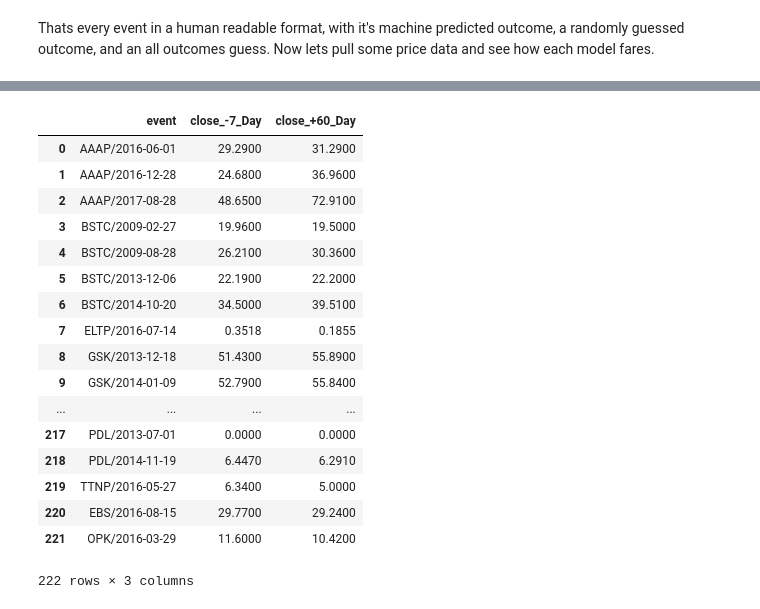
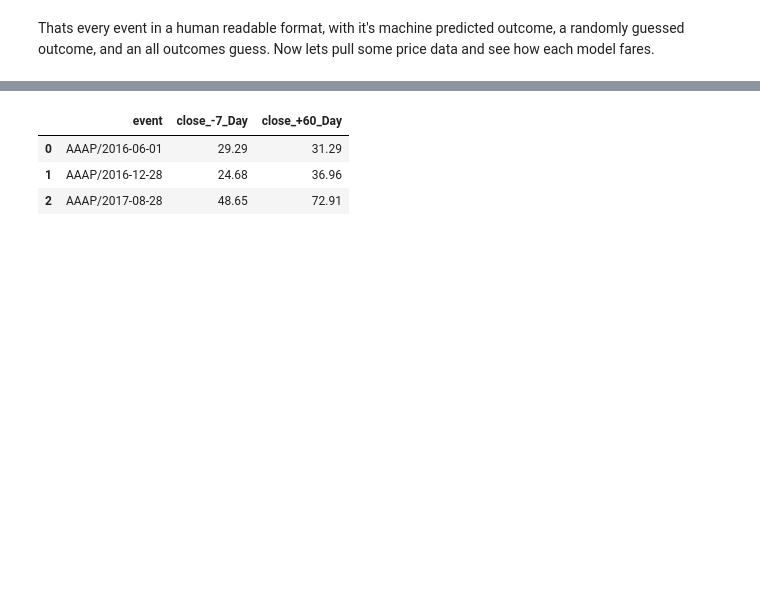
Before and after one commit to BenDavidAaron/FDA-Decision-Stock-Predictor, a Jupyter notebook: Final Report.ipynb, the cells around one changed output, grey strips where cells are left out. Cells and saved outputs as stored; diff of their text form; code cells hidden in the pictures; blank space fills up the shorter version.

```diff
--- a/Final Report.ipynb
+++ b/Final Report.ipynb
@@ -118,8 +118,6 @@ price_and_fda = dill.load(open("final_Prices_and_PDUFAs.pkl", "r"))
 So thats every company's stock prices, with PDUFA dates going back to around 2006, and pricing data going back to 2001. More than enough data for our analysis.
 
 Lets unify all the prices into one frame, to construct a pharmaceutical price index. This will give us a base price to normalize our stock prices against, insulating our model from general economic events (the '08 housing crash) or events affecting the whole pharmaceutical sector (passage of new FDA regulations).
-# %%
-price_and_fda = dill.load(open("Prices_and_PDUFAs_final", "r"))
 # %%
 first = True
 for ticker, comp_df in price_and_fda.iteritems():
@@ -607,24 +587,34 @@ x_days_later('2016-06-01', -7)
 # %%
+lead_price = 7 #how many days before the PDUFA to sample the price history
+lag_price = 60 #how many days after the PDUFA to sample the price history
 prior_and_post_prices = []
+mindate = datetime(9999, 12, 31)
+maxdate = datetime(1, 1, 1)
 for stamp in events_and_predictions['event']:
     ticker, date = stamp.split("/")
+    if datetime.strptime(date,"%Y-%m-%d") < mindate:
+        mindate = datetime.strptime(date,"%Y-%m-%d")
+    if datetime.strptime(date,"%Y-%m-%d") > maxdate:
+        maxdate = datetime.strptime(date,"%Y-%m-%d")
     try:
-        p_7_day = price_and_fda[ticker].loc[x_days_later(date, -7)]['close']
+        p_7_day = price_and_fda[ticker].loc[x_days_later(date, -1*lead_price)]['close']
     except KeyError:
         p_7_day = None
     try:
-        p_60_day = price_and_fda[ticker].loc[x_days_later(date,60)]['close']
+        p_60_day = price_and_fda[ticker].loc[x_days_later(date,lag_price)]['close']
     except KeyError:
         try:
-            p_60_day = price_and_fda[ticker].loc[x_days_later(date,59)]['close']
+            p_60_day = price_and_fda[ticker].loc[x_days_later(date,lag_price-1)]['close']
         except KeyError:
             try:
-                p_60_day = price_and_fda[ticker].loc[x_days_later(date,58)]['close']
+                p_60_day = price_and_fda[ticker].loc[x_days_later(date,lag_price-2)]['close']
             except KeyError:
                 try:
-                    p_60_day = price_and_fda[ticker].loc[x_days_later(date,57)]['close']
+                    p_60_day = price_and_fda[ticker].loc[x_days_later(date,lag_price-3)]['close']
                 except KeyError:
                     p_60_day = None
     line = (stamp, p_7_day, p_60_day)
     if None not in line:
         prior_and_post_prices.append(line)
+print mindate
+print maxdate
@@ -631,26 +624,12 @@ for stamp in events_and_predictions['event']:
 # %%
 prior_and_post_prices = pd.DataFrame(prior_and_post_prices)
-prior_and_post_prices.columns = ['event', 'close_-7_Day', 'close_+60_Day']
-prior_and_post_prices
+prior_and_post_prices.columns = ['event', 'close_-7_Day', 'close_+'+str(lag_price)+'_Day']
+prior_and_post_prices.head(3)
 # %% [output]
 |  | event | close_-7_Day | close_+60_Day |
-| 0 | AAAP/2016-06-01 | 29.2900 | 31.2900 |
-| 1 | AAAP/2016-12-28 | 24.6800 | 36.9600 |
-| 2 | AAAP/2017-08-28 | 48.6500 | 72.9100 |
-| 3 | BSTC/2009-02-27 | 19.9600 | 19.5000 |
-| 4 | BSTC/2009-08-28 | 26.2100 | 30.3600 |
-| 5 | BSTC/2013-12-06 | 22.1900 | 22.2000 |
-| 6 | BSTC/2014-10-20 | 34.5000 | 39.5100 |
-| 7 | ELTP/2016-07-14 | 0.3518 | 0.1855 |
-| 8 | GSK/2013-12-18 | 51.4300 | 55.8900 |
-| 9 | GSK/2014-01-09 | 52.7900 | 55.8400 |
-| ... | ... | ... | ... |
-| 217 | PDL/2013-07-01 | 0.0000 | 0.0000 |
-| 218 | PDL/2014-11-19 | 6.4470 | 6.2910 |
-| 219 | TTNP/2016-05-27 | 6.3400 | 5.0000 |
-| 220 | EBS/2016-08-15 | 29.7700 | 29.2400 |
-| 221 | OPK/2016-03-29 | 11.6000 | 10.4200 |
+| 0 | AAAP/2016-06-01 | 29.29 | 31.29 |
+| 1 | AAAP/2016-12-28 | 24.68 | 36.96 |
+| 2 | AAAP/2017-08-28 | 48.65 | 72.91 |
-222 rows × 3 columns
 # %%
 predictions_and_prices =\
 pd.merge(events_and_predictions, prior_and_post_prices, on='event')
```
Also changed, not shown: parts of 36 cells of this notebook.
